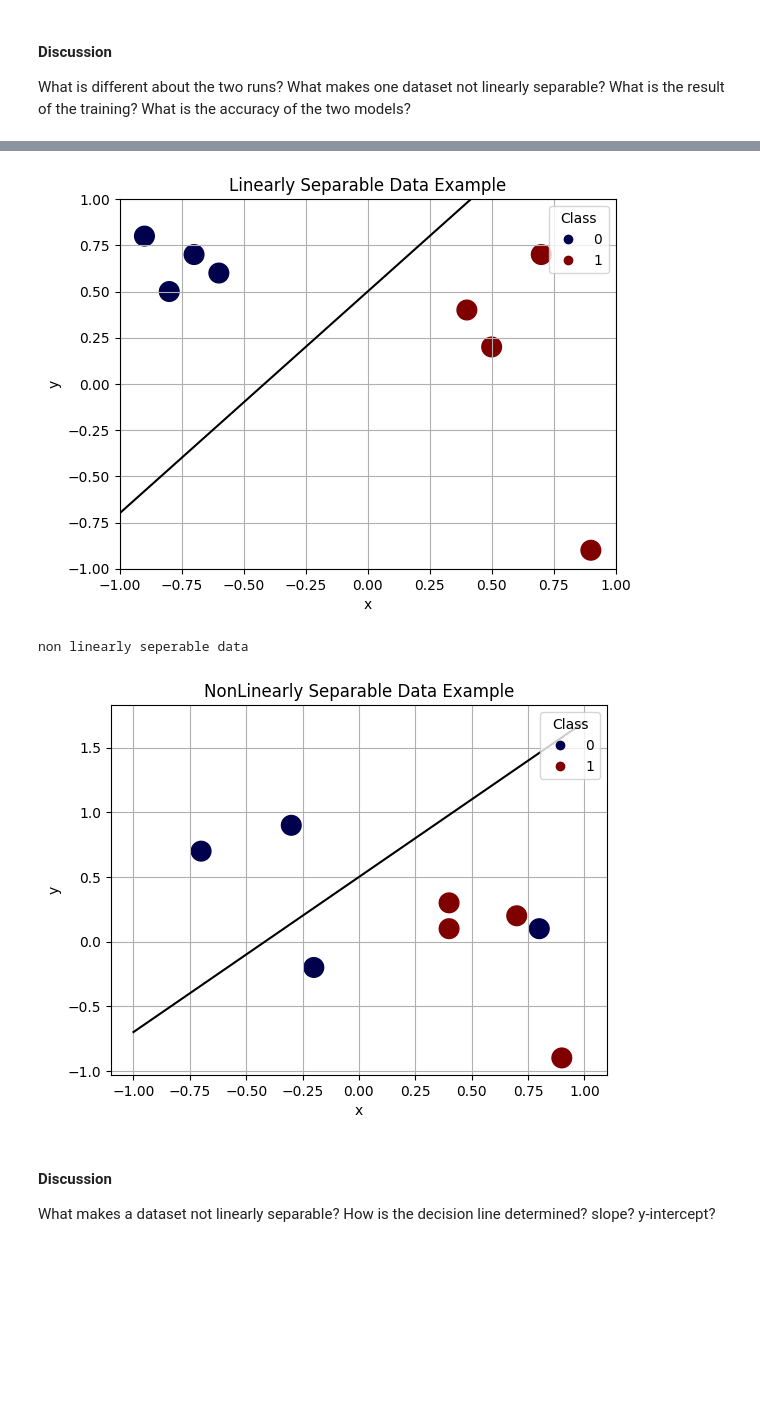
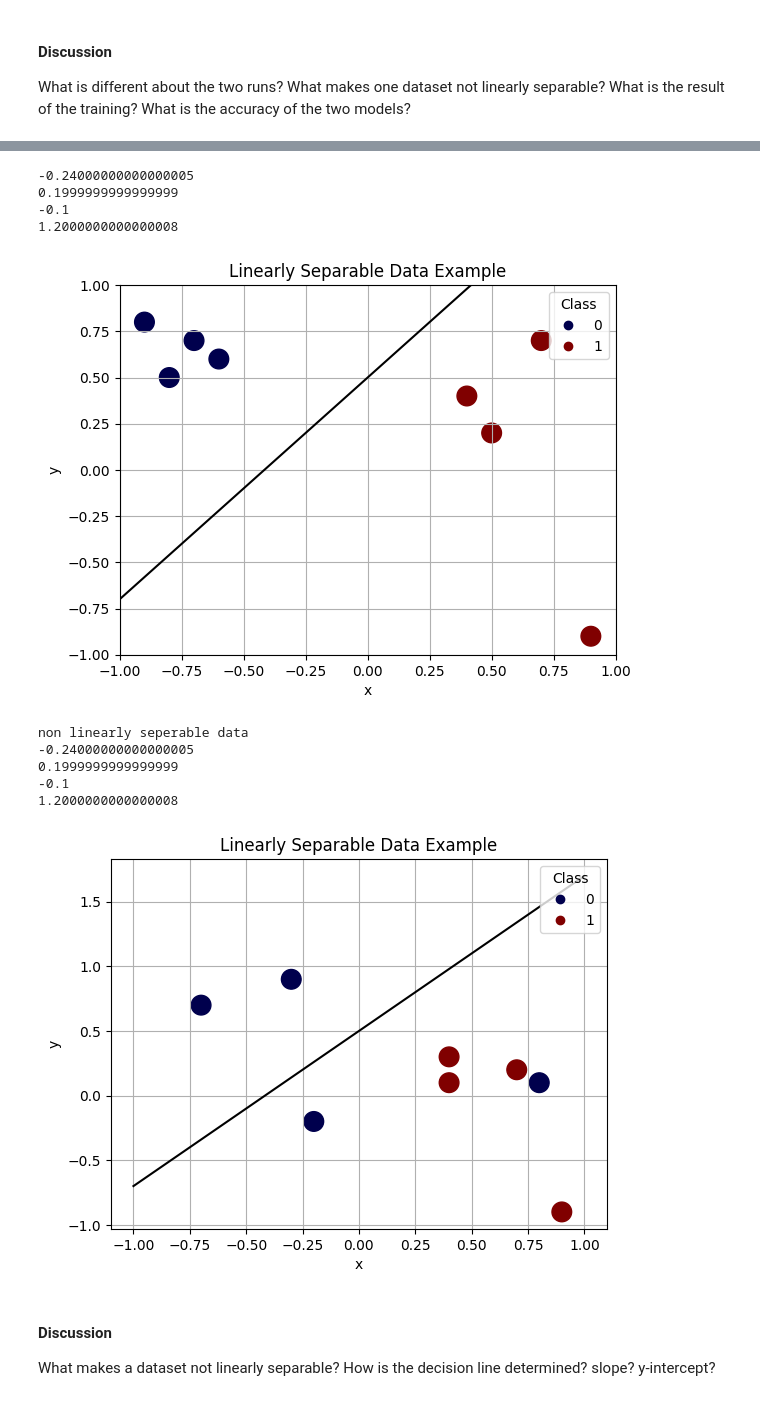
Before and after one commit to joansia9/Perceptron, a Jupyter notebook: Perceptron Lab.ipynb, the cells around one changed output, grey strips where cells are left out. Saved outputs shown, nothing was run; the diff lists cells and outputs as text; code cells hidden in the pictures; blank space fills up the shorter version.

```diff
--- a/Perceptron Lab.ipynb
+++ b/Perceptron Lab.ipynb
@@ -308,16 +328,16 @@ clf.fit(X, y)
 
 # Get weights and bias
 w1, w2 = clf.coef_[0]  # Two weights
-#print(w1)
-#print(w2)
+print(w1)
+print(w2)
 
 b = clf.intercept_[0]# Bias term
-#rint(b)
+print(b)
 
 B = -b/w2
 
 slope = -1 * w1/w2
-##print(slope)
+print(slope)
 
 #x2 = (-w1/w2)*x1
 eq = slope * xlist + B
@@ -337,37 +357,45 @@ legend = plt.legend(*scatter.legend_elements(num=1), title="Class", loc='upper r
 
 # Plot the learned separator.  We just made up the slope and intercept for this example. You need to calculate
 # the correct slope and intercept using your learned weights and bias.
 xlist = np.linspace(-1.0, 1.0, 100)
 ylist = np.linspace(-1.0, 1.0, 100)
 
 #calculating the slope
 clf = Perceptron(shuffle=False, eta0=0.1, max_iter=50)
 clf.fit(X, y)
 
 # Get weights and bias
 w1, w2 = clf.coef_[0]  # Two weights
-#print(w1)
-#print(w2)
+print(w1)
+print(w2)
 
 b = clf.intercept_[0]# Bias term
-#print(b)
+print(b)
 
 B = -b/w2
 
 slope = -1 * w1/w2
-#print(slope)
+print(slope)
 
 #x2 = (-w1/w2)*x1
 eq = slope * xlist + B
 
 plt.plot(xlist, eq, '-k')
 
-plt.title('NonLinearly Separable Data Example')
+plt.title('Linearly Separable Data Example')
 plt.xlabel('x')
 plt.ylabel('y')
 plt.grid() # add grid lines
 plt.show() # show the plot
 # %% [output]
+-0.24000000000000005
+0.1999999999999999
+-0.1
+1.2000000000000008
 [figure]
-non linearly seperable data
+non linearly seperable data
+-0.24000000000000005
+0.1999999999999999
+-0.1
+1.2000000000000008
-[figure, old version]
+[figure, new version]
```
Also changed, not shown: parts of 14 cells of this notebook.
